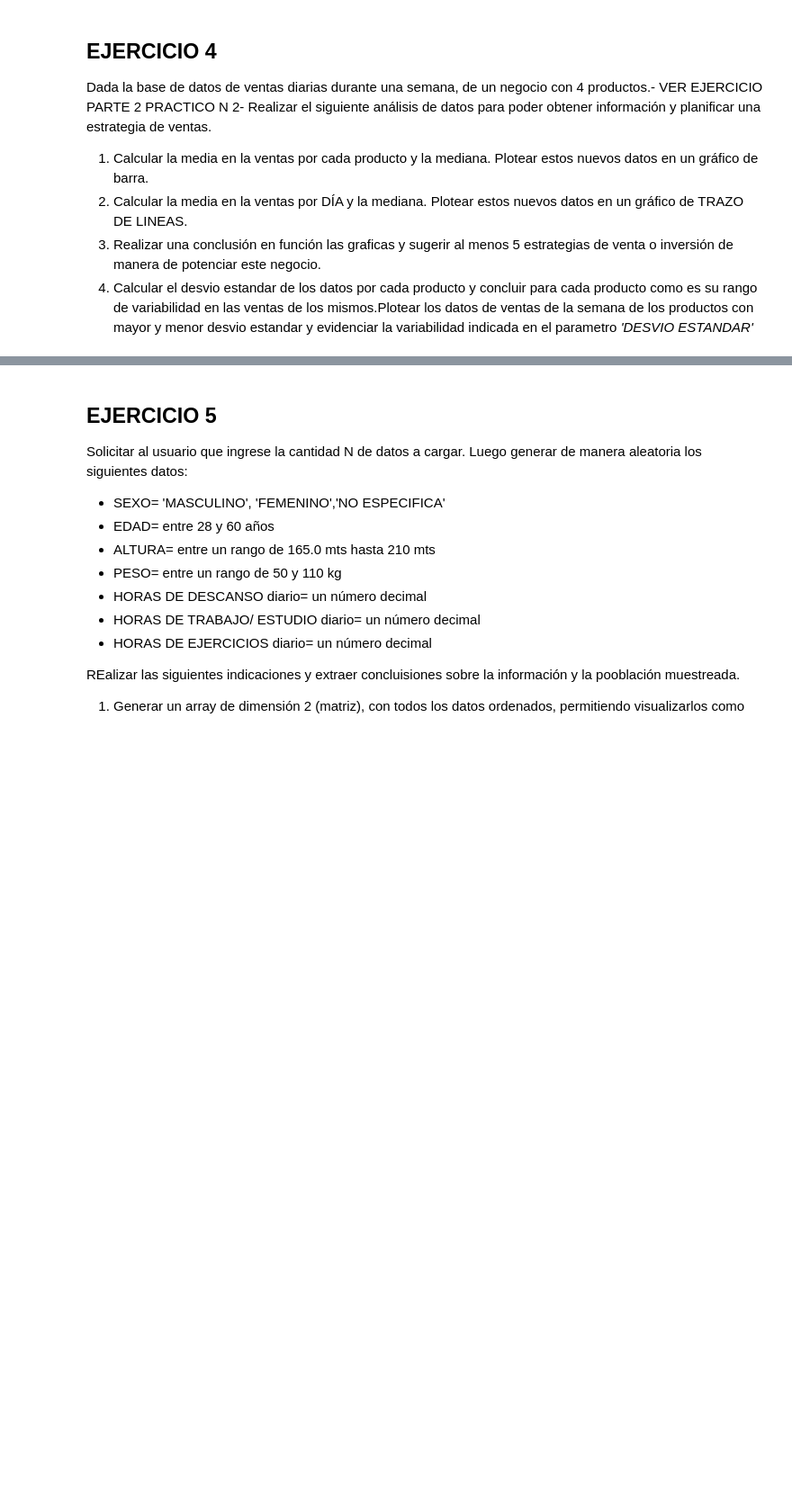
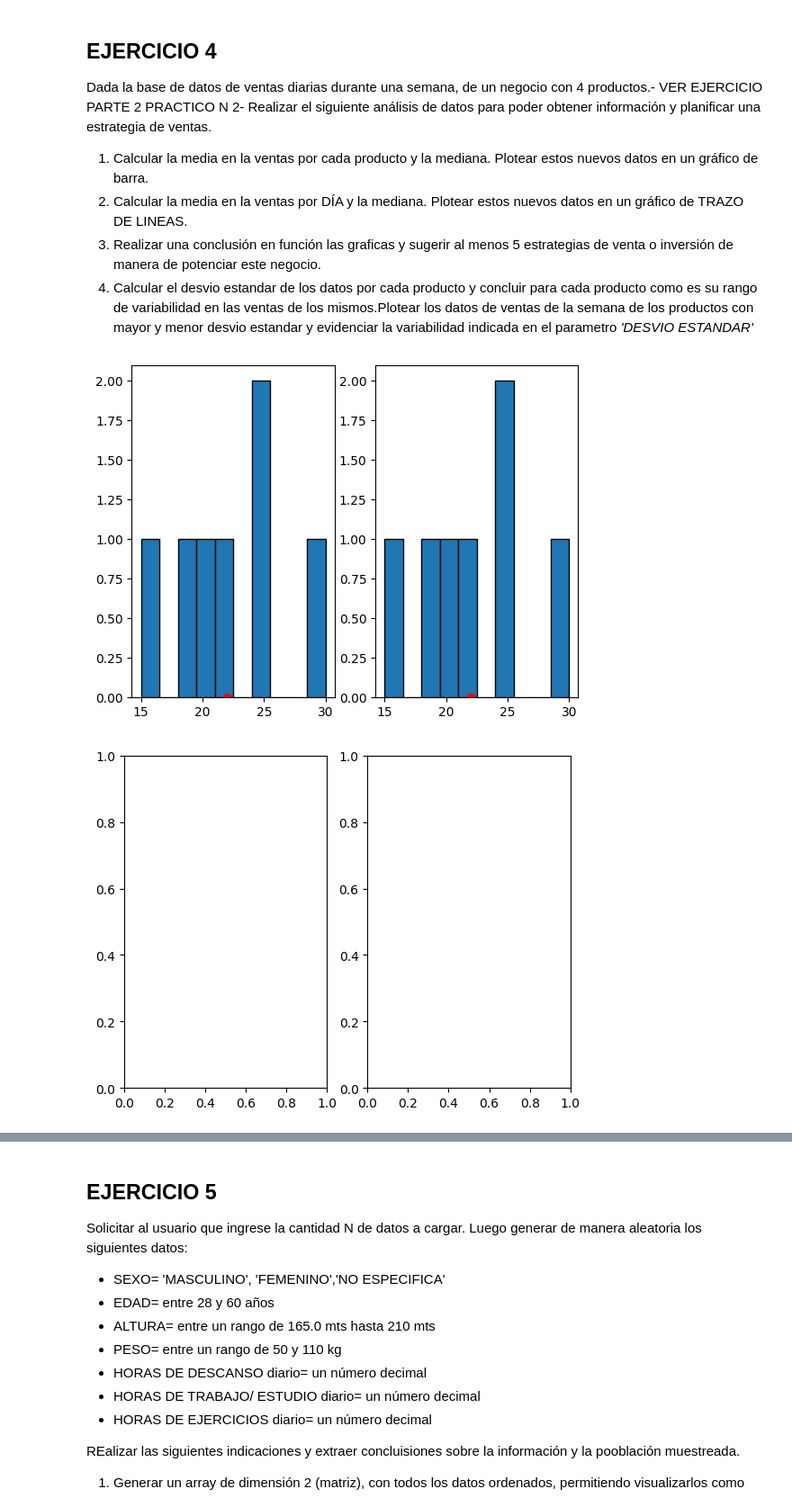
Before and after one commit to cristiandevar/PythonML, a Jupyter notebook: TPN3/PRACTICO3.ipynb, the cells around one changed output, grey strips where cells are left out. Shown at 90% size. Drawn from its saved outputs; the diff is of its cells as text; code cells hidden in the pictures; blank space fills up the shorter version.

```diff
--- a/TPN3/PRACTICO3.ipynb
+++ b/TPN3/PRACTICO3.ipynb
@@ -365,3 +365,57 @@ Dada la base de datos de ventas diarias durante una semana, de un negocio con 4
 2.    Calcular la media en la ventas por DÍA y la mediana. Plotear estos nuevos datos en un gráfico de TRAZO DE LINEAS.
 3.   Realizar una conclusión en función las graficas y sugerir al menos 5 estrategias de venta o inversión de manera de potenciar este negocio.
 4.   Calcular el desvio estandar de los datos por cada producto y concluir para cada producto como es su rango de variabilidad en las ventas de los mismos.Plotear los datos de ventas de la semana de los productos con mayor y menor desvio estandar y evidenciar la variabilidad indicada en el parametro *'DESVIO ESTANDAR'*
+# %%
+# Trajimos la BD del TP2
+ventas_diarias = np.array(
+    #Lun,Mar,Mie,Jue,Vie,Sab,Dom
+    [[20, 15, 25, 30, 18, 22, 24],  #Producto A
+    [12, 20, 14, 8, 15, 18, 16],    #Producto B
+    [35, 28, 32, 30, 26, 24, 30],   #Producto C
+    [40, 38, 45, 42, 39, 41, 37]    #Producto D
+    ]
+)
+# %%
+# 1.   Calcular la media en la ventas por cada producto y la mediana. Plotear estos nuevos datos en un gráfico de barra.
+
+# Media y mediana del Producto A
+ventas_producto_a = ventas_diarias[0]
+media_a = np.mean(ventas_diarias[0])
+mediana_a = np.median(ventas_diarias[0])
+
+# Media y mediana del Producto B
+media_b = np.mean(ventas_diarias[1])
+mediana_b = np.median(ventas_diarias[1])
+
+# Media y mediana del Producto C
+media_c = np.mean(ventas_diarias[2])
+mediana_c = np.median(ventas_diarias[2])
+
+# Media y mediana del Producto D
+media_d = np.mean(ventas_diarias[3])
+mediana_d = np.median(ventas_diarias[3])
+
+
+# Graficamos los datos del Producto A
+y = np.random.rand()
+plt.subplot(1, 2, 1)
+plt.hist(ventas_producto_a, edgecolor='black')
+plt.scatter(media_a,0, color='r')
+plt.subplot(1, 2, 2)
+plt.hist(ventas_producto_a, edgecolor='black')
+plt.scatter([media_a, mediana_a],[0, 0], color='r')
+
+plt.subplot(1, 2, 1)
+plt.subplot(1, 2, 2)
+plt.show()
+
+plt.subplot(1, 2, 1)
+plt.subplot(1, 2, 2)
+plt.show()
+
+plt.subplot(1, 2, 1)
+plt.subplot(1, 2, 2)
+plt.show()
+# %% [output]
+[figure, added]
+[figure, added]
```
Also changed, not shown: parts of 11 cells of this notebook, 2 other files.
